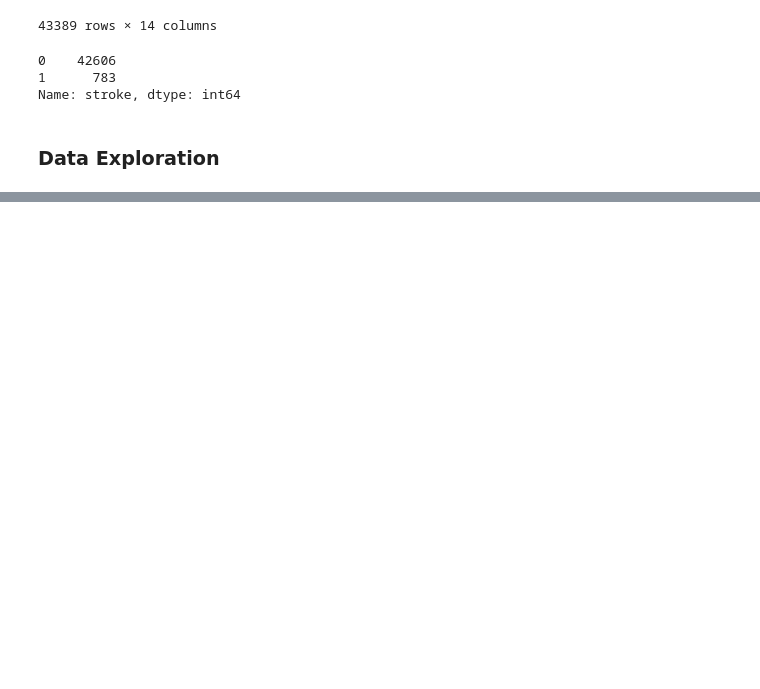
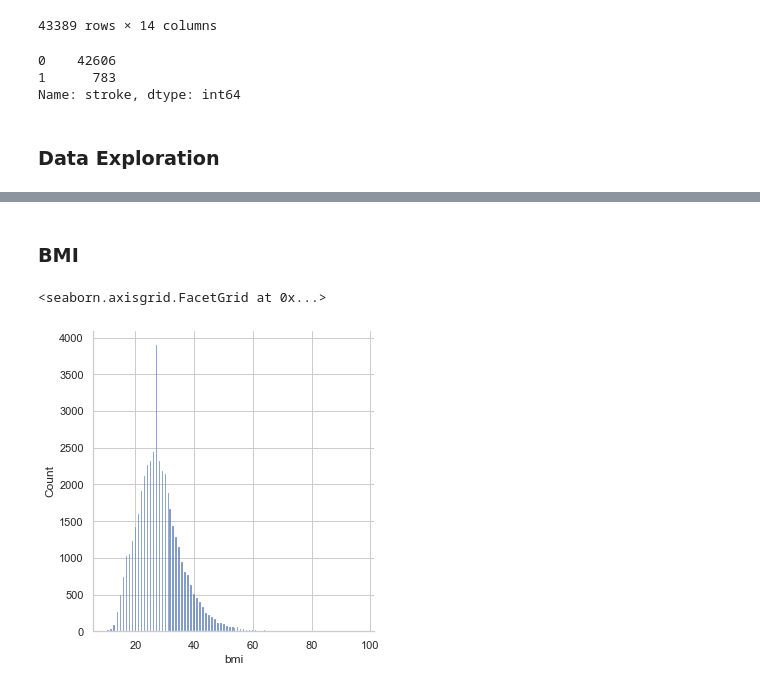
Before and after one commit to sadayas/strokerisks, a Jupyter notebook: Stroke_Data_Exploration.ipynb, the cells around one changed output, grey strips where cells are left out. Saved outputs shown, nothing was run; the diff lists cells and outputs as text; code cells hidden in the pictures; blank space fills up the shorter version.

```diff
--- a/Stroke_Data_Exploration.ipynb
+++ b/Stroke_Data_Exploration.ipynb
@@ -407,0 +433,7 @@ Name: stroke, dtype: int64
+# %% [markdown]
+### BMI
+# %%
+sns.displot(df['bmi'])
+# %% [output]
+<seaborn.axisgrid.FacetGrid at 0x...>
+[figure, added]
```
Also changed, not shown: parts of 17 cells of this notebook, 2 other files.
